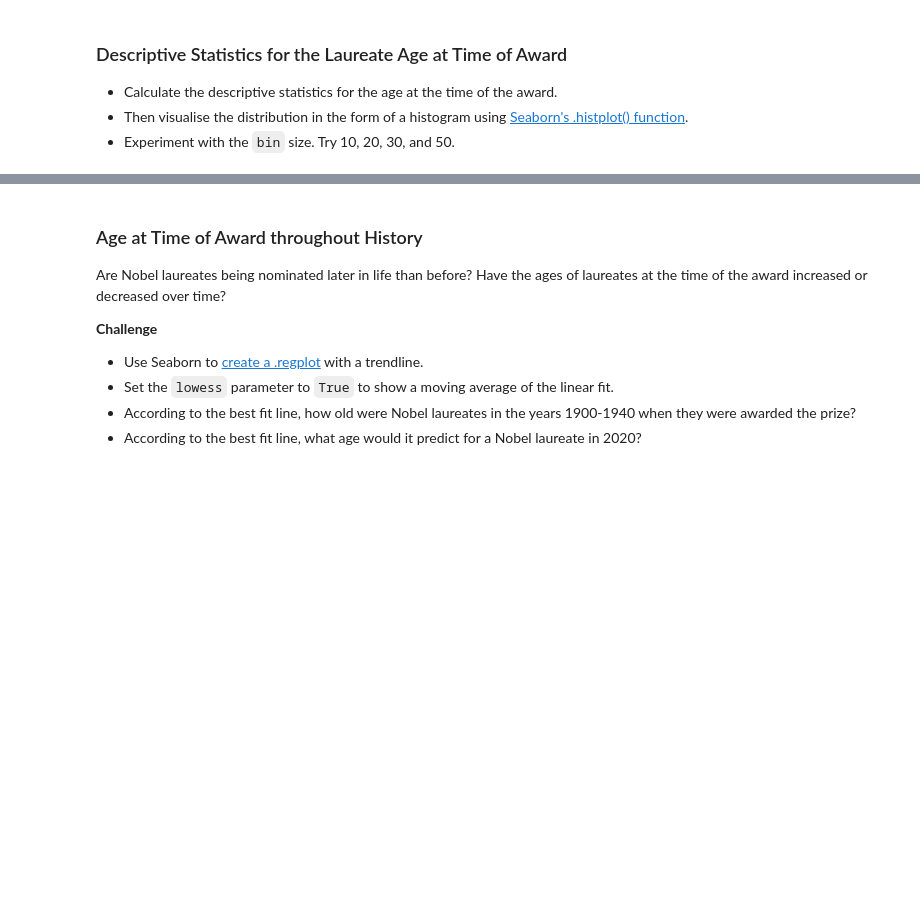
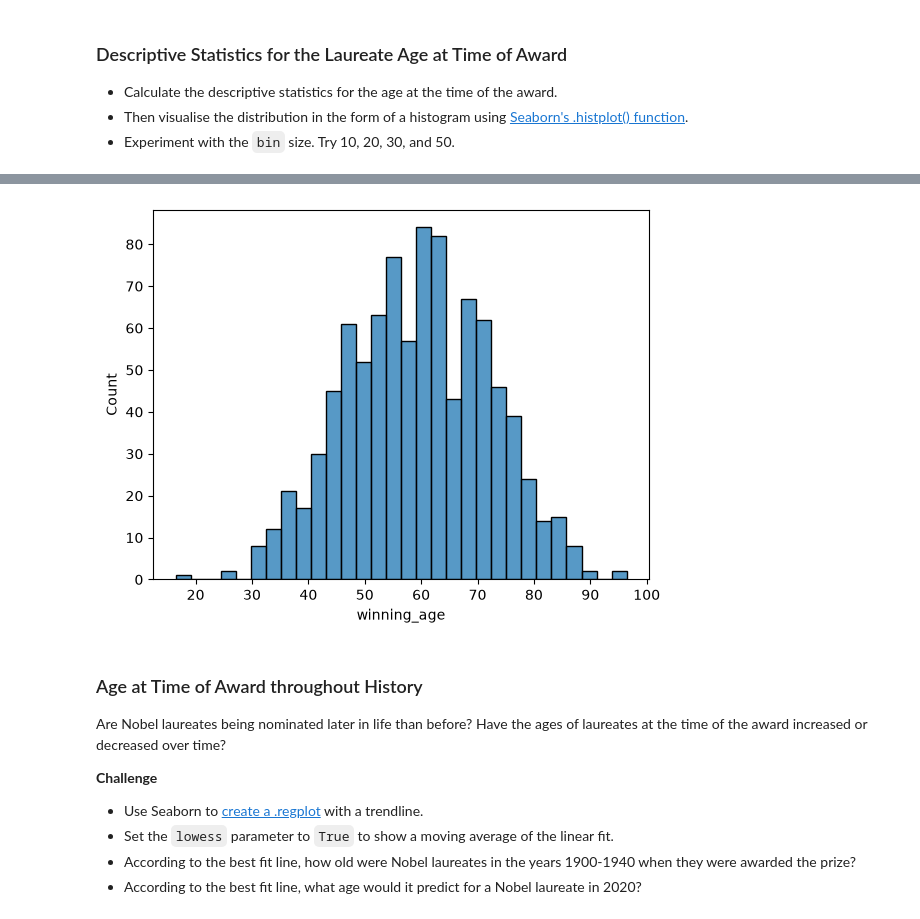
Before and after one commit to Aman88600/100-days-of-code, a Jupyter notebook: Day_79/Nobel+Prize+Analysis+Start/Nobel_Prize_Analysis_(start).ipynb, the cells around one changed output, grey strips where cells are left out. Drawn from its saved outputs; the diff is of its cells as text; code cells hidden in the pictures; blank space fills up the shorter version.

```diff
--- a/Day_79/Nobel+Prize+Analysis+Start/Nobel_Prize_Analysis_(start).ipynb
+++ b/Day_79/Nobel+Prize+Analysis+Start/Nobel_Prize_Analysis_(start).ipynb
@@ -1181,3 +1193,13 @@ np.float64(59.439042514367124)
+# %%
+sns.histplot(
+    data=df_data,
+    x="winning_age",
+    bins=25
+)
+
+plt.show()
+# %% [output]
+[figure, added]
 # %% [markdown]
 ### Age at Time of Award throughout History
 
```
Also changed, not shown: parts of 3 cells of this notebook.
